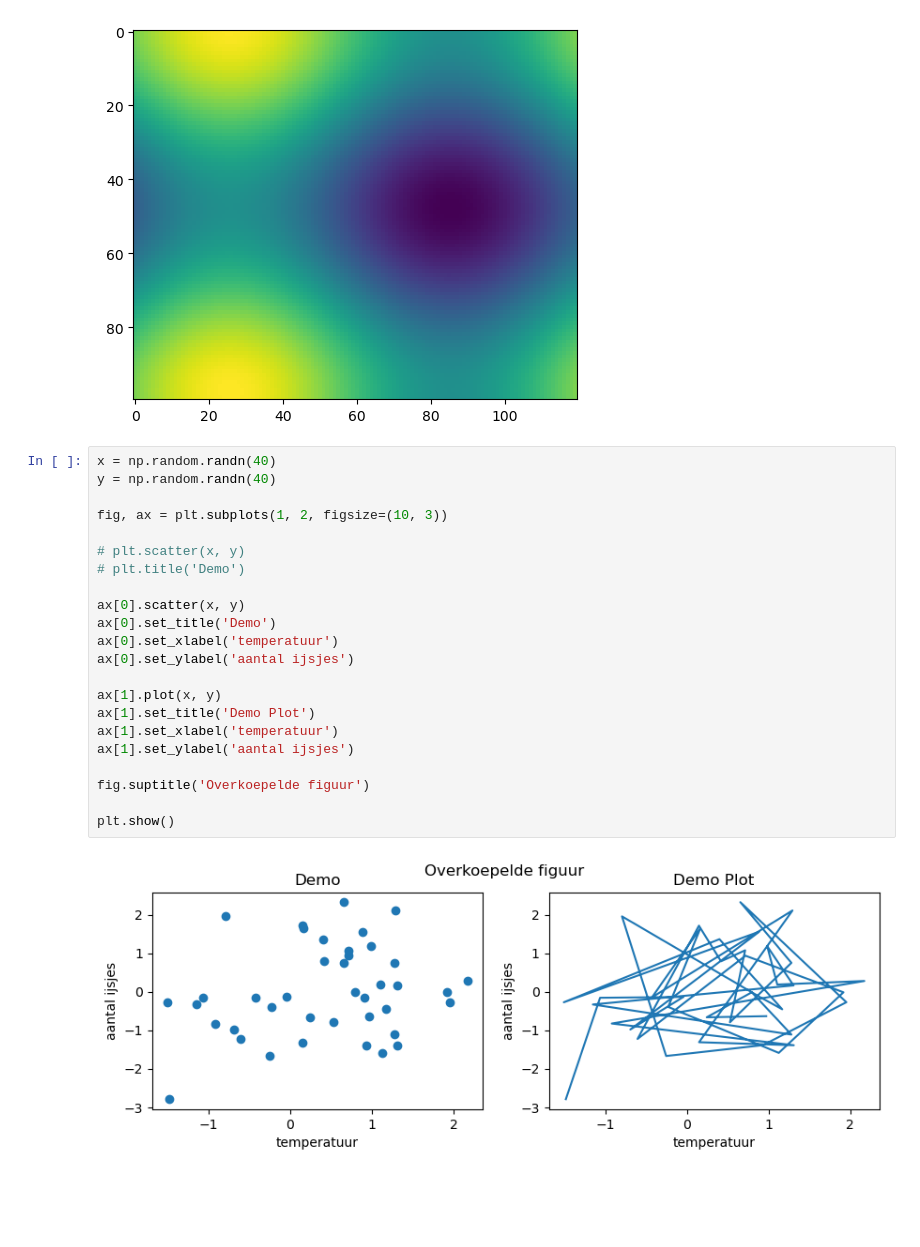
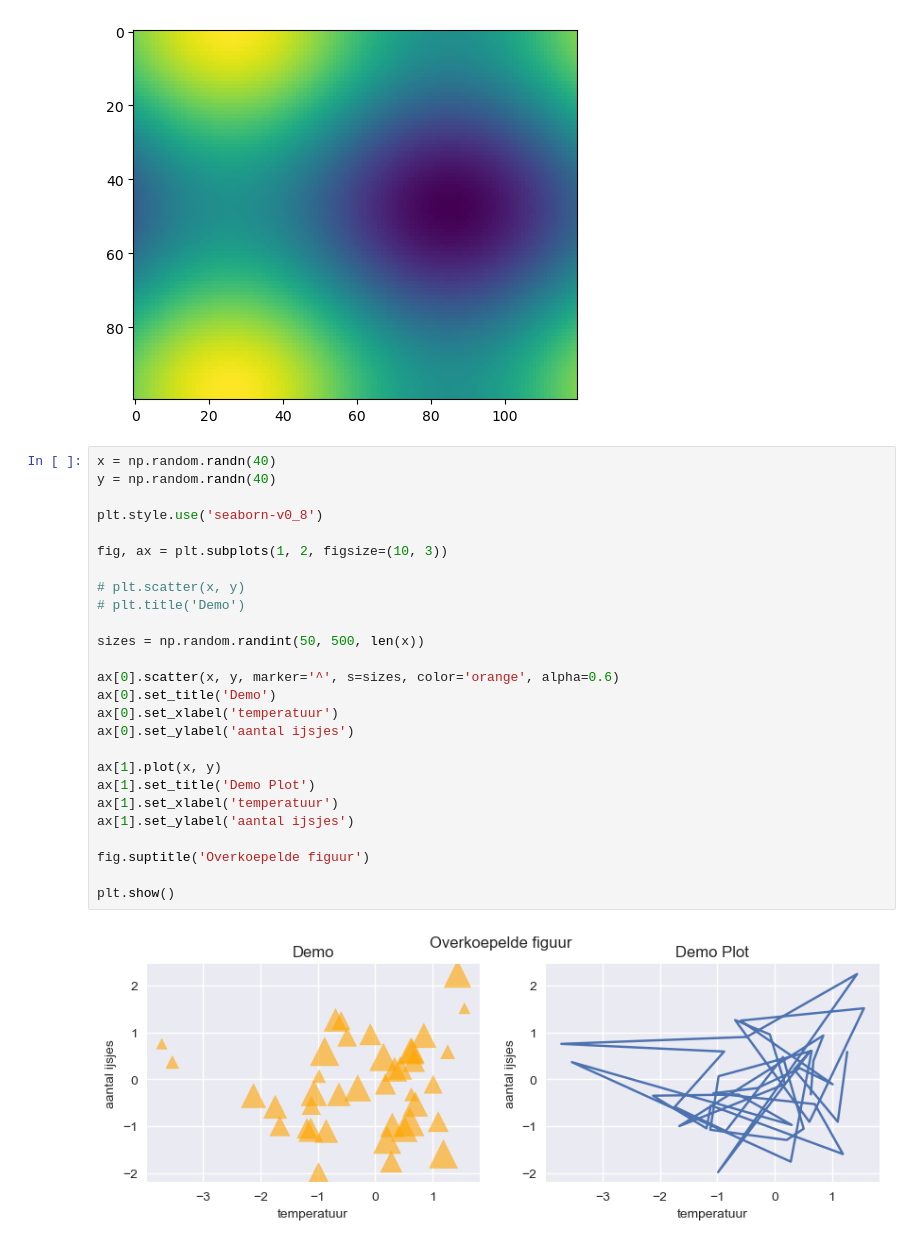
Before and after one commit to get-to-work-together/Computrain-Python-voor-Data-Science, a Jupyter notebook: Training/demo matplotlib.ipynb, the cells around one changed output. Cells and saved outputs as stored; diff of their text form; blank space fills up the shorter version.

```diff
--- a/Training/demo matplotlib.ipynb
+++ b/Training/demo matplotlib.ipynb
@@ -290,24 +298,28 @@ plt.show()
 # %%
 x = np.random.randn(40)
 y = np.random.randn(40)
+
+plt.style.use('seaborn-v0_8')
 
 fig, ax = plt.subplots(1, 2, figsize=(10, 3))
 
 # plt.scatter(x, y)
 # plt.title('Demo')
 
-ax[0].scatter(x, y)
+sizes = np.random.randint(50, 500, len(x))
+
+ax[0].scatter(x, y, marker='^', s=sizes, color='orange', alpha=0.6)
 ax[0].set_title('Demo')
 ax[0].set_xlabel('temperatuur')
 ax[0].set_ylabel('aantal ijsjes')
 
 ax[1].plot(x, y)
 ax[1].set_title('Demo Plot')
 ax[1].set_xlabel('temperatuur')
 ax[1].set_ylabel('aantal ijsjes')
 
 fig.suptitle('Overkoepelde figuur')
 
 plt.show()
 # %% [output]
-[figure, old version]
+[figure, new version]
```
Also changed, not shown: parts of 4 cells of this notebook, 3 other files.
